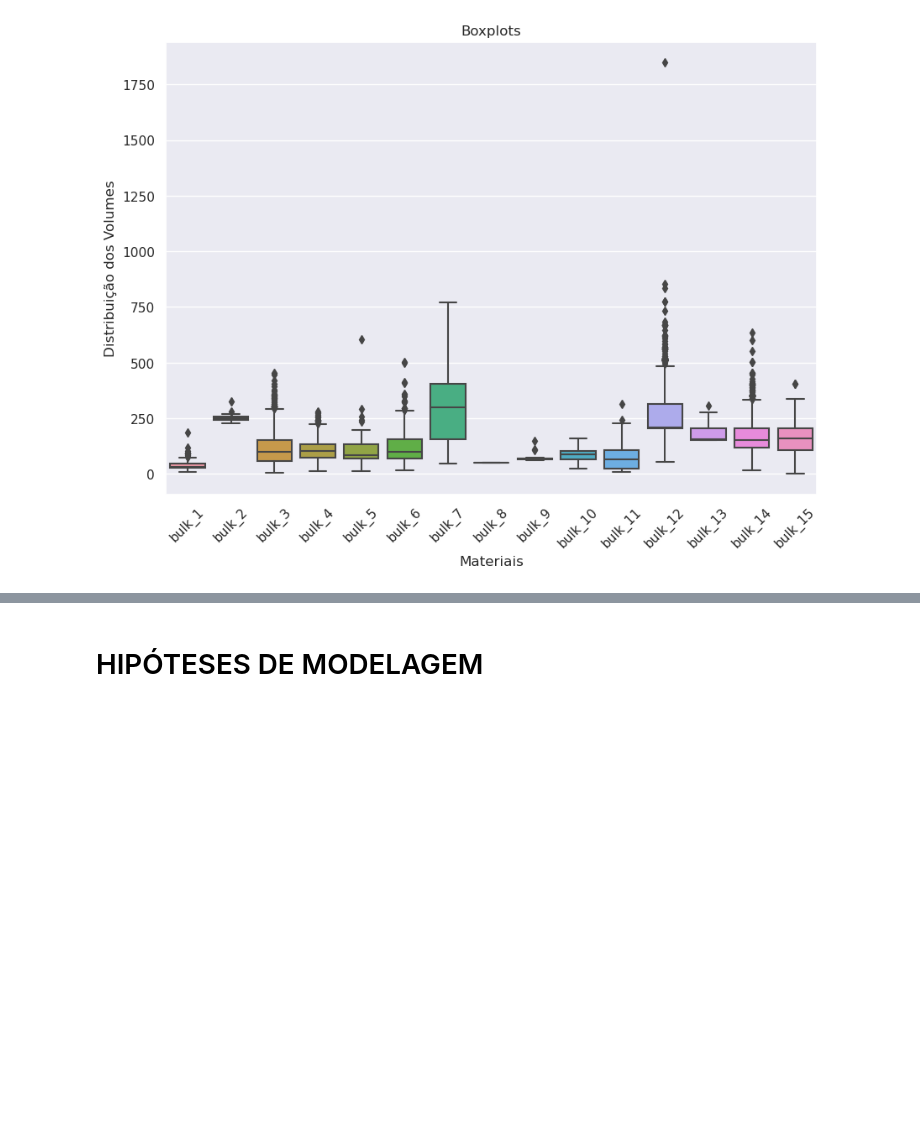
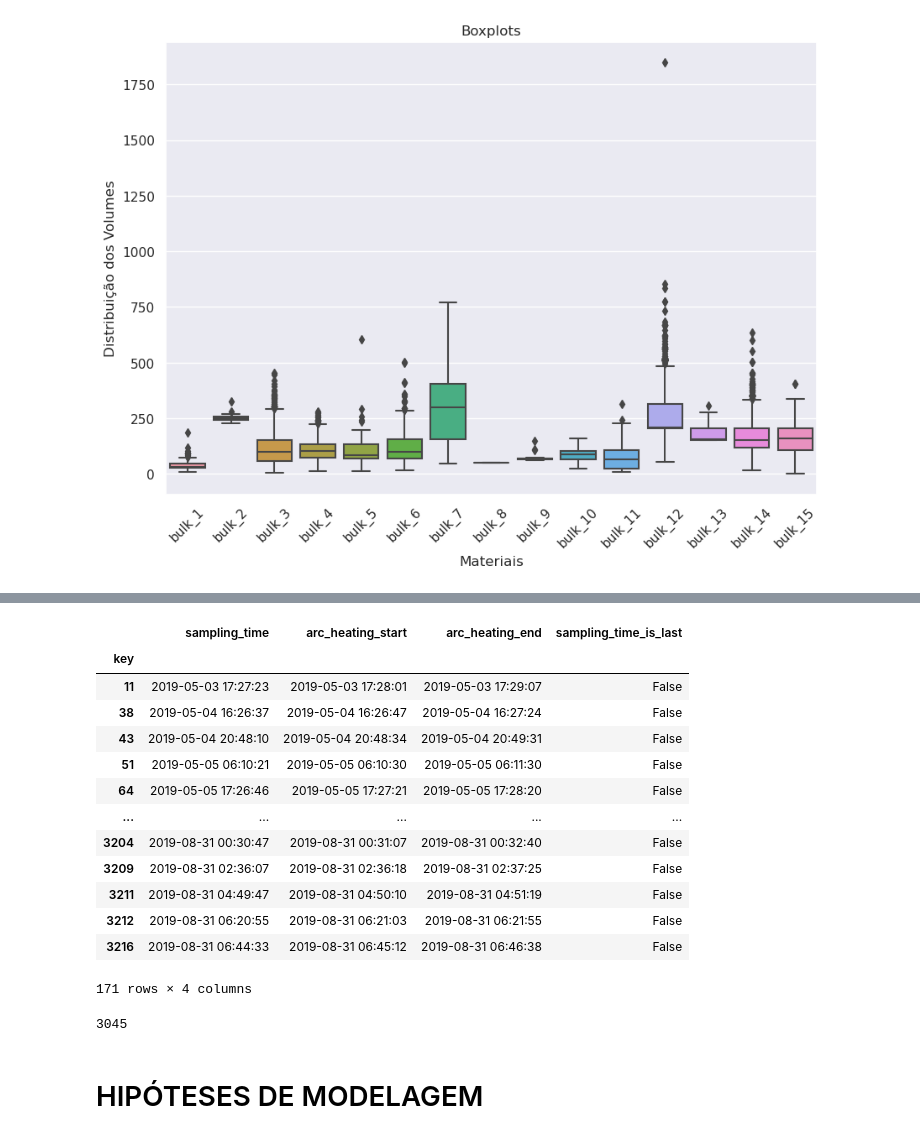
Before and after one commit to danendless/TT-Sprint17-FINAL-PROJECT, a Jupyter notebook: notebooks/steelproof_notebook_work_plan.ipynb, the cells around one changed output, grey strips where cells are left out. Saved outputs shown, nothing was run; the diff lists cells and outputs as text; code cells hidden in the pictures; blank space fills up the shorter version.

```diff
--- a/notebooks/steelproof_notebook_work_plan.ipynb
+++ b/notebooks/steelproof_notebook_work_plan.ipynb
@@ -490,0 +523,2 @@ plt.show()
+# %%
+last_temp:pd.DataFrame  = data_temp_en.groupby('key')[['sampling_time']].max()
@@ -491,3 +541,30 @@ plt.show()
+# %%
+last_heating:pd.DataFrame = data_arc_en.groupby('key')[['arc_heating_start','arc_heating_end']].max()
+# %%
+last_heating_last_temp = last_temp.join(last_heating,on='key',how='outer')
+# %%
+last_heating_last_temp['sampling_time_is_last'] = last_heating_last_temp['sampling_time'] > last_heating_last_temp['arc_heating_end']
+# %%
+last_heating_last_temp.loc[last_heating_last_temp['sampling_time_is_last'] == False]
+# %% [output]
+|  | sampling_time | arc_heating_start | arc_heating_end | sampling_time_is_last |
+| key |  |  |  |  |
+| 11 | 2019-05-03 17:27:23 | 2019-05-03 17:28:01 | 2019-05-03 17:29:07 | False |
+| 38 | 2019-05-04 16:26:37 | 2019-05-04 16:26:47 | 2019-05-04 16:27:24 | False |
+| 43 | 2019-05-04 20:48:10 | 2019-05-04 20:48:34 | 2019-05-04 20:49:31 | False |
+| 51 | 2019-05-05 06:10:21 | 2019-05-05 06:10:30 | 2019-05-05 06:11:30 | False |
+| 64 | 2019-05-05 17:26:46 | 2019-05-05 17:27:21 | 2019-05-05 17:28:20 | False |
+| ... | ... | ... | ... | ... |
+| 3204 | 2019-08-31 00:30:47 | 2019-08-31 00:31:07 | 2019-08-31 00:32:40 | False |
+| 3209 | 2019-08-31 02:36:07 | 2019-08-31 02:36:18 | 2019-08-31 02:37:25 | False |
+| 3211 | 2019-08-31 04:49:47 | 2019-08-31 04:50:10 | 2019-08-31 04:51:19 | False |
+| 3212 | 2019-08-31 06:20:55 | 2019-08-31 06:21:03 | 2019-08-31 06:21:55 | False |
+| 3216 | 2019-08-31 06:44:33 | 2019-08-31 06:45:12 | 2019-08-31 06:46:38 | False |
+171 rows × 4 columns
+# %%
+last_heating_last_temp['sampling_time_is_last'].sum()
+# %% [output]
+3045
 # %% [markdown]
 # HIPÓTESES DE MODELAGEM
 # %% [markdown]
```
Also changed, not shown: parts of 19 cells of this notebook.
